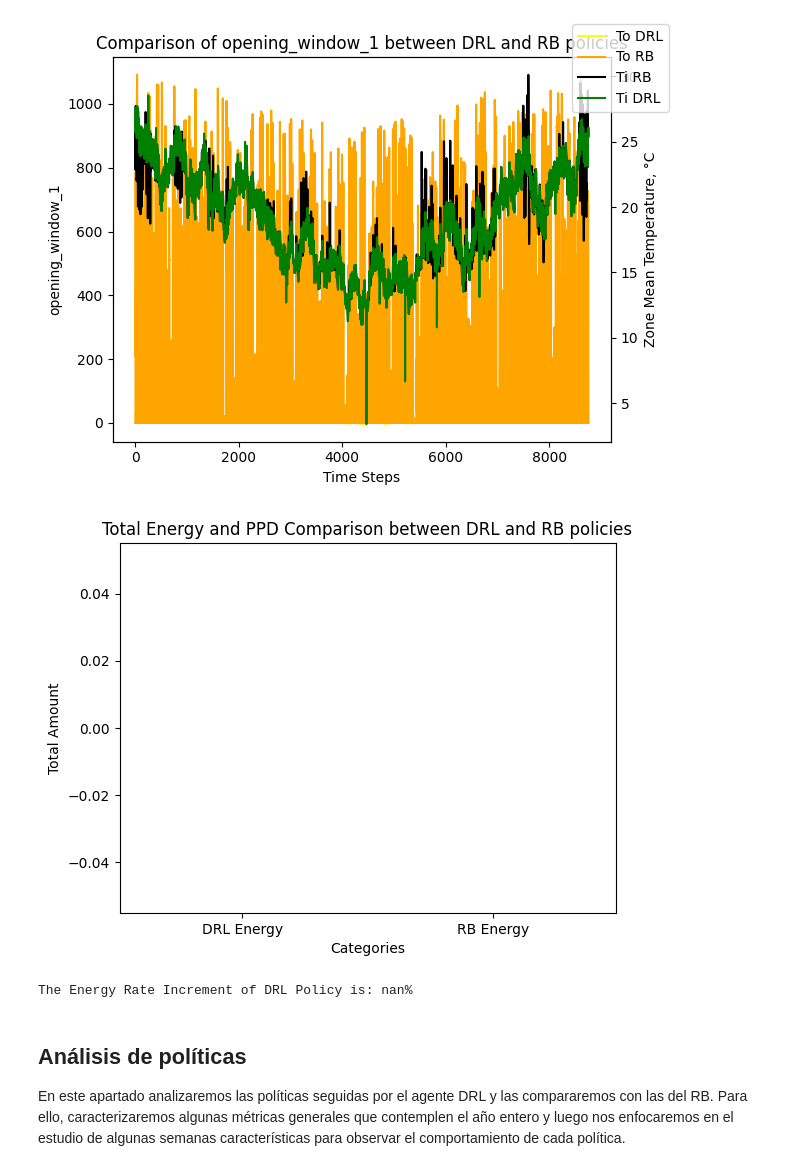
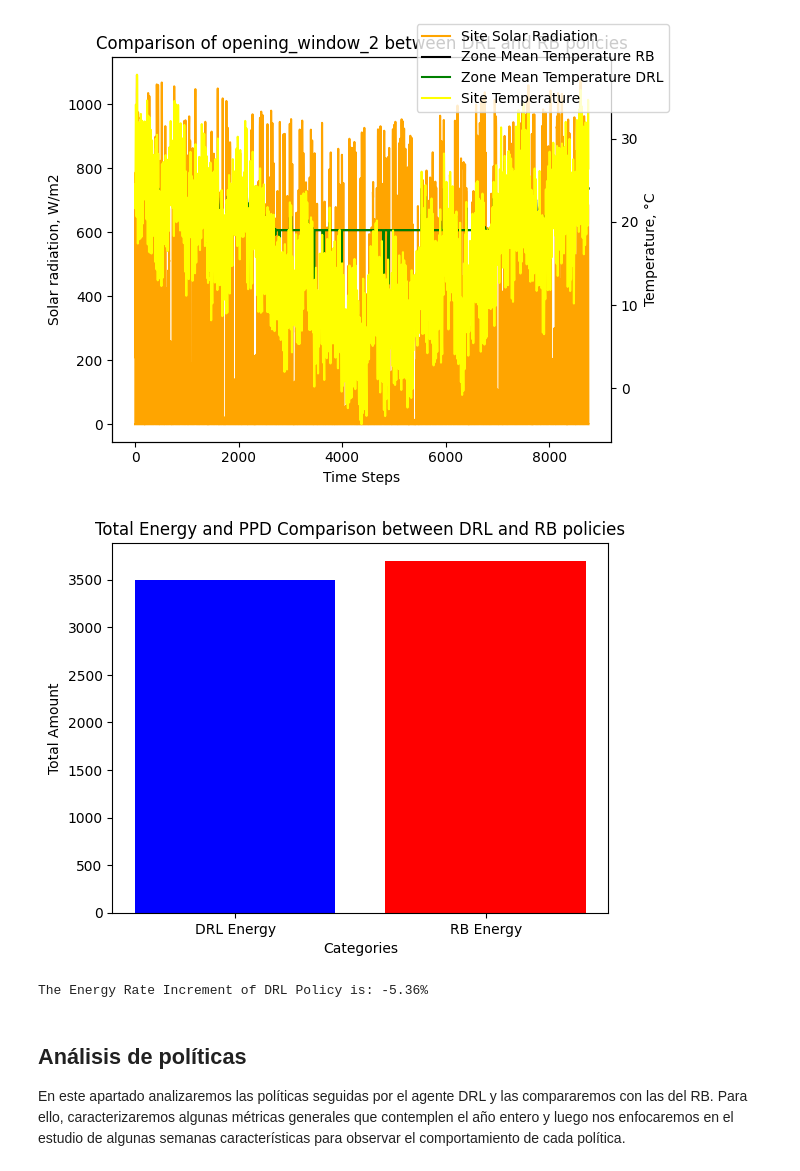
Before and after one commit to hermmanhender/eprllib, a Jupyter notebook: postprocess/results_evaluation.ipynb, the cells around one changed output. Saved outputs shown, nothing was run; the diff lists cells and outputs as text; code cells hidden in the pictures.

```diff
--- a/postprocess/results_evaluation.ipynb
+++ b/postprocess/results_evaluation.ipynb
@@ -11,8 +35,8 @@ First you need to import the files produced by `init_conventional.py` `init_eval
 import pandas as pd
 
 # Replace 'ppo_file_path' and 'rb_file_path' with the actual paths to your CSV files
-drl_file_path = "C:/Users/grhen/Documents/Resultados_RLforEP/VN_P1_DQN/VN_P1_DQN.csv"
-rb_file_path = "C:/Users/grhen/Documents/Resultados_RLforEP/VN_P1_RB_2/VN_P1_RB_2.csv"
+drl_file_path = "C:/Users/grhen/Documents/Resultados_RLforEP/temperature_thermostats/temperature_thermostats.csv"
+rb_file_path = "C:/Users/grhen/Documents/Resultados_RLforEP/temperature_thermostats_RB/temperature_thermostats_RB.csv"
 
 # Read CSV files into pandas DataFrames
 drl_data = pd.read_csv(drl_file_path, header=None)
@@ -173,24 +385,24 @@ line_plot(
 # %%
 fig, ax1 = plt.subplots()
 ax1.set_xlabel('Time Steps')
-ax1.set_ylabel(column_name)
-ax1.plot(drl_data_cleaned['To'], label='To DRL', color='yellow')
-ax1.plot(rb_data_cleaned['rad'], label='To RB', color='orange')
+ax1.set_ylabel('Solar radiation, W/m2')
+ax1.plot(rb_data_cleaned['rad'], label='Site Solar Radiation', color='orange')
 
 ax2 = ax1.twinx()
-ax2.set_ylabel('Zone Mean Temperature, °C')
-ax2.plot(rb_data_cleaned['Ti'], label='Ti RB', color='black')
-ax2.plot(drl_data_cleaned['Ti'], label='Ti DRL', color='green')
+ax2.set_ylabel('Temperature, °C')
+ax2.plot(rb_data_cleaned['Ti'], label='Zone Mean Temperature RB', color='black')
+ax2.plot(drl_data_cleaned['Ti'], label='Zone Mean Temperature DRL', color='green')
+ax2.plot(drl_data_cleaned['To'], label='Site Temperature', color='yellow')
 
 
 plt.title(f'Comparison of {column_name} between DRL and RB policies')
 fig.legend()
 fig.tight_layout()
 
 # Display the plot
 plt.show()
 # %% [output]
-[figure, old version]
+[figure, new version]
 # %%
 # Define the columns representing 'energy' and 'comfort'
 energy_column = 'energy'
@@ -210,7 +422,7 @@ plt.ylabel('Total Amount')
 plt.title('Total Energy and PPD Comparison between DRL and RB policies')
 plt.show()
 # %% [output]
-[figure, old version]
+[figure, new version]
 # %%
 # Define the columns representing 'energy' and 'comfort'
 ppd_column = 'ppd'
@@ -236,7 +448,7 @@ drl_energy_rate_increment = (drl_total_energy-rb_total_energy)/rb_total_energy
 print('The Energy Rate Increment of DRL Policy is: ' + str(round(drl_energy_rate_increment*100, 2))+'%\n')
 #print('The PPD Rate Increment of DRL Policy is: ' + str(round(drl_comfort_rate_increment*100, 2))+'%')
 # %% [output]
-The Energy Rate Increment of DRL Policy is: nan%
+The Energy Rate Increment of DRL Policy is: -5.36%
 # %% [markdown]
 ## Análisis de políticas
 
```
Also changed, not shown: parts of 34 cells of this notebook, 2 other files.
